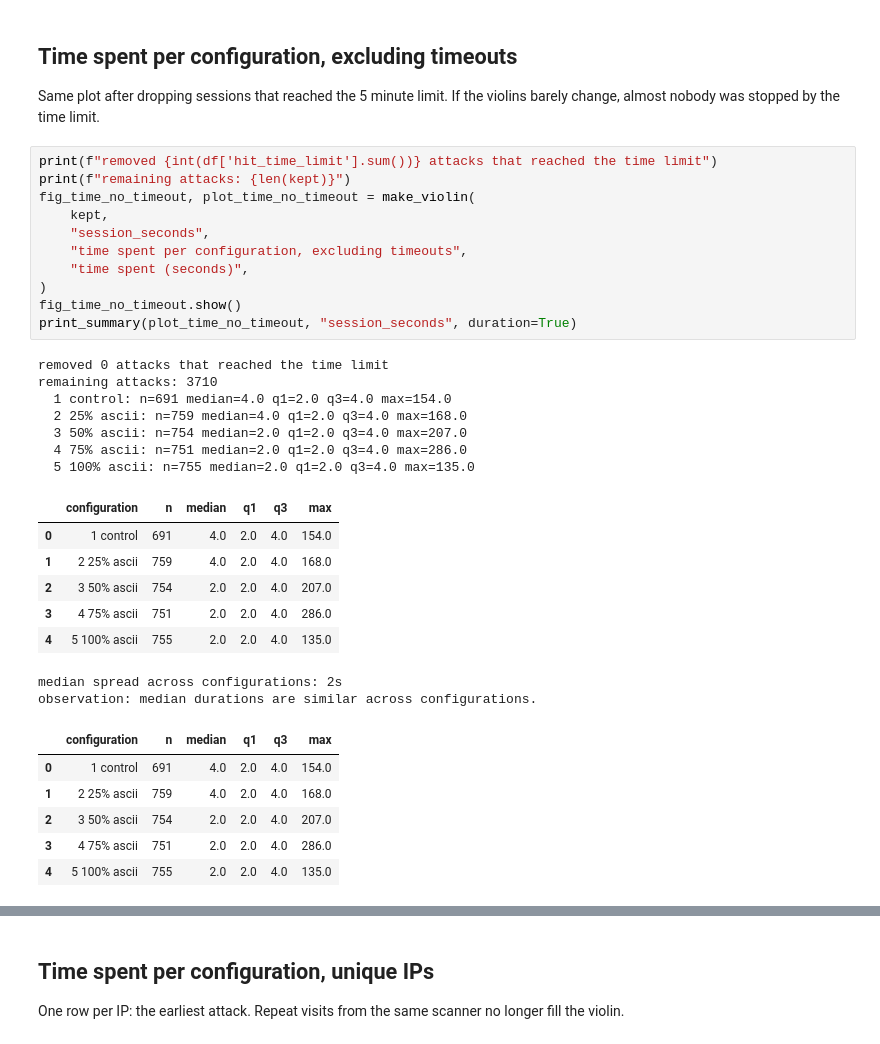
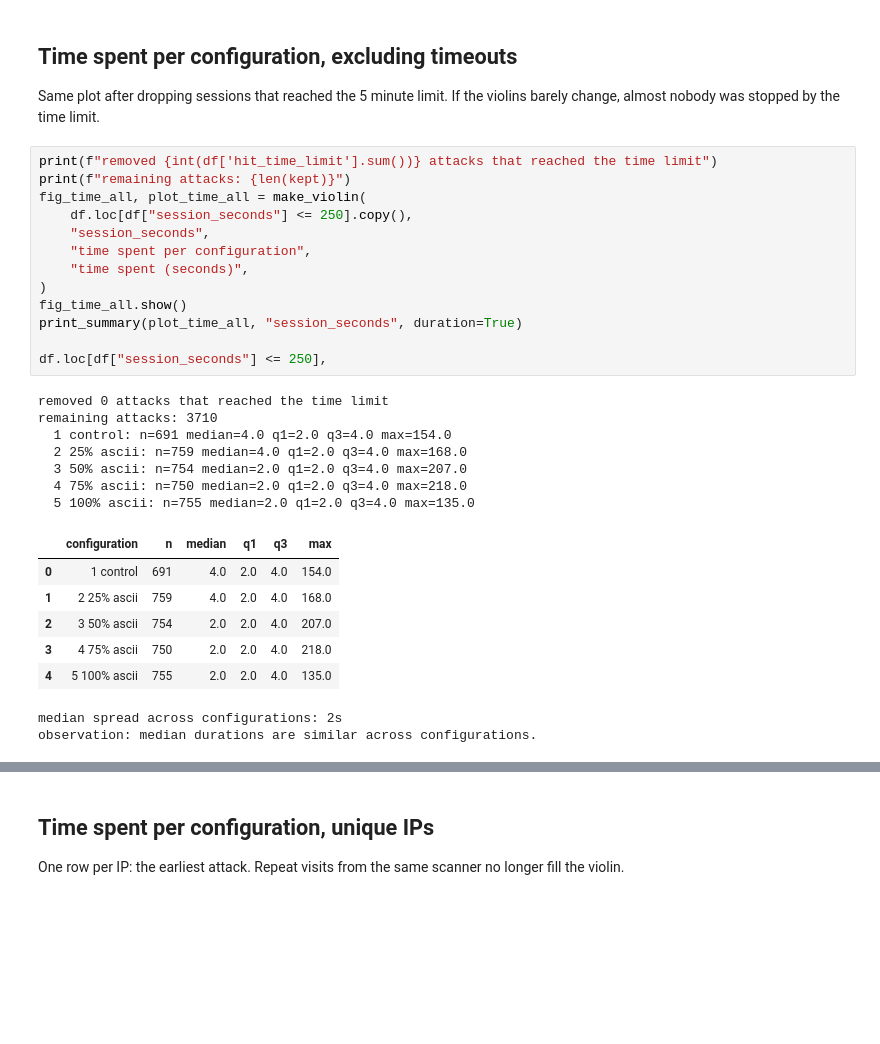
Before and after one commit to amiezeng/Command_Poison_Honeypot_Project_2F, a Jupyter notebook: Data_Analysis/2F_Fallacy_HACS200_Data.ipynb, the cells around one changed output, grey strips where cells are left out. Drawn from its saved outputs; the diff is of its cells as text; blank space fills up the shorter version.

```diff
--- a/Data_Analysis/2F_Fallacy_HACS200_Data.ipynb
+++ b/Data_Analysis/2F_Fallacy_HACS200_Data.ipynb
@@ -367,33 +367,29 @@ Same plot after dropping sessions that reached the 5 minute limit. If the violin
 # %%
 print(f"removed {int(df['hit_time_limit'].sum())} attacks that reached the time limit")
 print(f"remaining attacks: {len(kept)}")
-fig_time_no_timeout, plot_time_no_timeout = make_violin(
-    kept,
+fig_time_all, plot_time_all = make_violin(
+    df.loc[df["session_seconds"] <= 250].copy(),
     "session_seconds",
-    "time spent per configuration, excluding timeouts",
+    "time spent per configuration",
     "time spent (seconds)",
 )
-fig_time_no_timeout.show()
-print_summary(plot_time_no_timeout, "session_seconds", duration=True)
+fig_time_all.show()
+print_summary(plot_time_all, "session_seconds", duration=True)
+
+df.loc[df["session_seconds"] <= 250],
 # %% [output]
 removed 0 attacks that reached the time limit
 remaining attacks: 3710
   1 control: n=691 median=4.0 q1=2.0 q3=4.0 max=154.0
   2 25% ascii: n=759 median=4.0 q1=2.0 q3=4.0 max=168.0
   3 50% ascii: n=754 median=2.0 q1=2.0 q3=4.0 max=207.0
-  4 75% ascii: n=751 median=2.0 q1=2.0 q3=4.0 max=286.0
+  4 75% ascii: n=750 median=2.0 q1=2.0 q3=4.0 max=218.0
   5 100% ascii: n=755 median=2.0 q1=2.0 q3=4.0 max=135.0
 |  | configuration | n | median | q1 | q3 | max |
 | 0 | 1 control | 691 | 4.0 | 2.0 | 4.0 | 154.0 |
 | 1 | 2 25% ascii | 759 | 4.0 | 2.0 | 4.0 | 168.0 |
 | 2 | 3 50% ascii | 754 | 2.0 | 2.0 | 4.0 | 207.0 |
-| 3 | 4 75% ascii | 751 | 2.0 | 2.0 | 4.0 | 286.0 |
+| 3 | 4 75% ascii | 750 | 2.0 | 2.0 | 4.0 | 218.0 |
 | 4 | 5 100% ascii | 755 | 2.0 | 2.0 | 4.0 | 135.0 |
 median spread across configurations: 2s
 observation: median durations are similar across configurations.
-|  | configuration | n | median | q1 | q3 | max |
-| 0 | 1 control | 691 | 4.0 | 2.0 | 4.0 | 154.0 |
-| 1 | 2 25% ascii | 759 | 4.0 | 2.0 | 4.0 | 168.0 |
-| 2 | 3 50% ascii | 754 | 2.0 | 2.0 | 4.0 | 207.0 |
-| 3 | 4 75% ascii | 751 | 2.0 | 2.0 | 4.0 | 286.0 |
-| 4 | 5 100% ascii | 755 | 2.0 | 2.0 | 4.0 | 135.0 |
```
Also changed, not shown: parts of 4 cells of this notebook.
